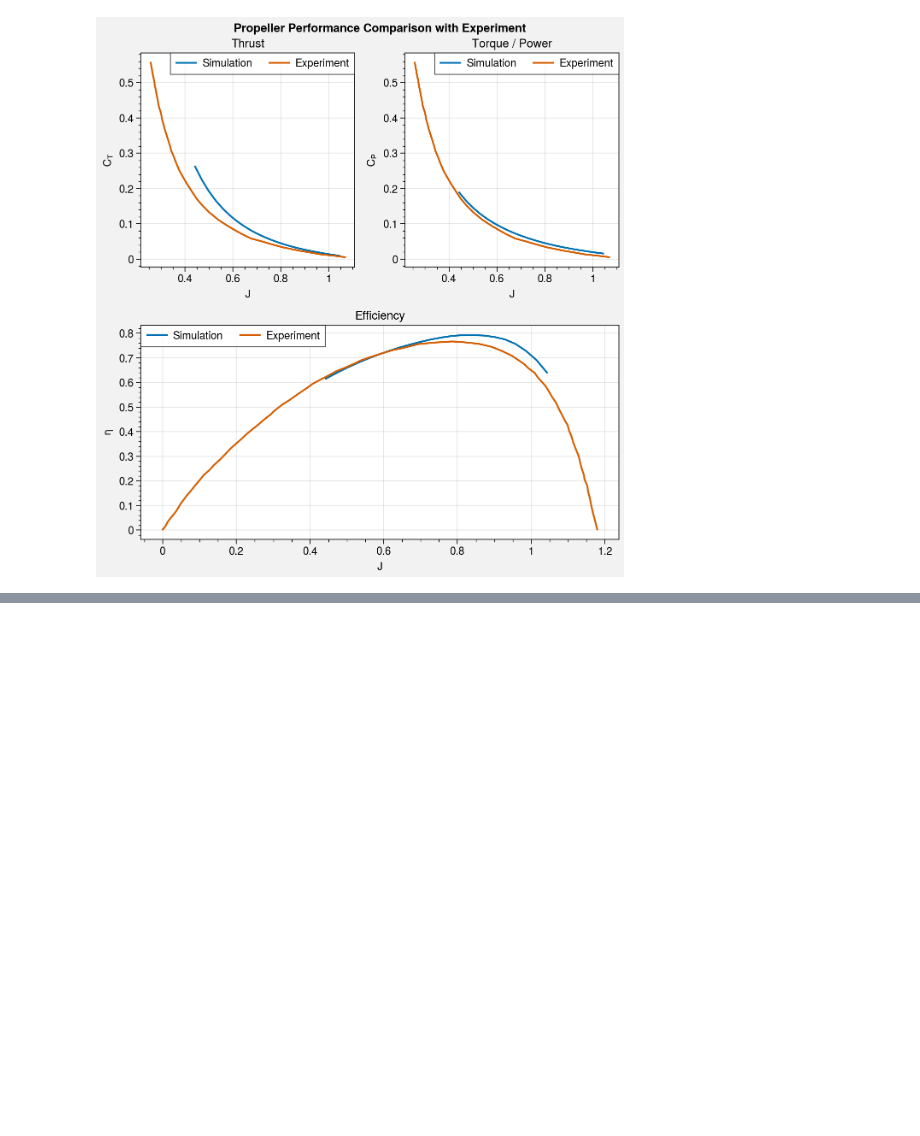
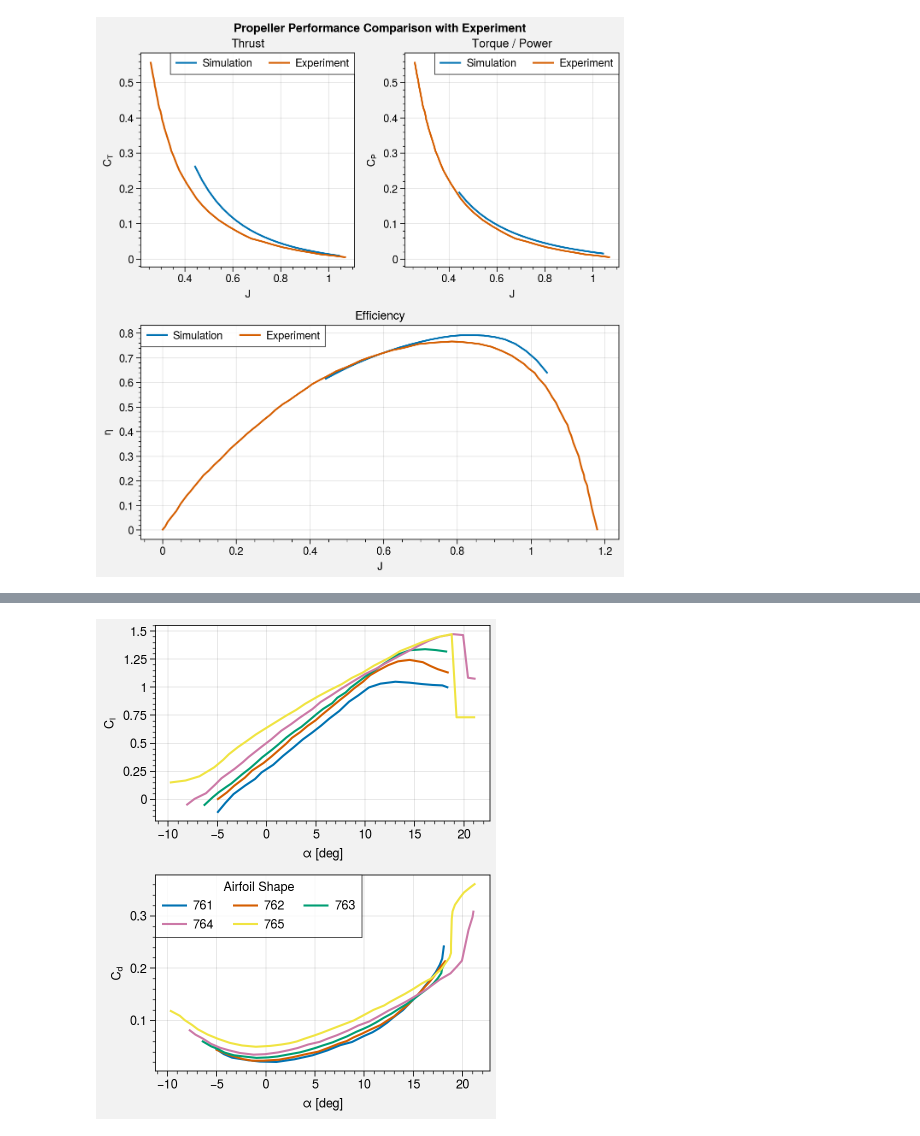
Before and after one commit to KikeM/propeller_study, a Jupyter notebook: notebooks/Comparison with experiments.ipynb, the cells around one changed output, grey strips where cells are left out. Drawn from its saved outputs; the diff is of its cells as text; code cells hidden in the pictures; blank space fills up the shorter version.

```diff
--- a/notebooks/Comparison with experiments.ipynb
+++ b/notebooks/Comparison with experiments.ipynb
@@ -283,0 +318,32 @@ fig.save("loading_distribution")
+# %%
+airfoils = ["761", "762", "763", "764", "765"]
+
+fig, axes = plot.subplots(nrows=2, share=0, figsize = (4,5))
+
+# Lift
+ax = axes[0]
+for airfoil in airfoils:
+
+    cl = load_polar(airfoil_type=airfoil, which="cl")
+    cl = pd.DataFrame(data=cl[:, 1], index=cl[:, 0], columns=[airfoil])
+
+    ax.plot(cl)
+
+axes[0].format(ylabel = "$C_l$", xlabel = "$\\alpha$ [deg]")
+# axes[0].legend(title = "Airfoil Shape")
+
+# Drag
+ax = axes[1]
+for airfoil in airfoils:
+
+    cd = load_polar(airfoil_type=airfoil, which="cd")
+    cd = pd.DataFrame(data=cd[:, 1], index=cd[:, 0], columns=[airfoil])
+
+    ax.plot(cd)
+
+axes[1].format(ylabel = "$C_d$", xlabel = "$\\alpha$ [deg]")
+axes[1].legend(title = "Airfoil Shape")
+
+fig.save("Polars.pdf")
+# %% [output]
+[figure, added]
```
Also changed, not shown: parts of 4 cells of this notebook, 6 other files.
